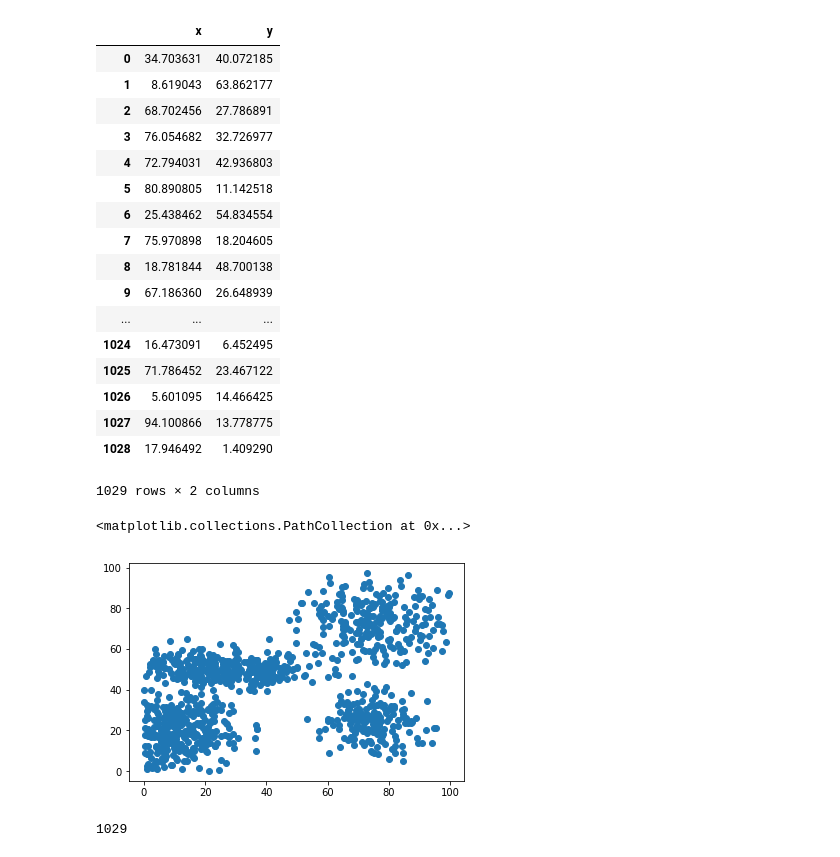
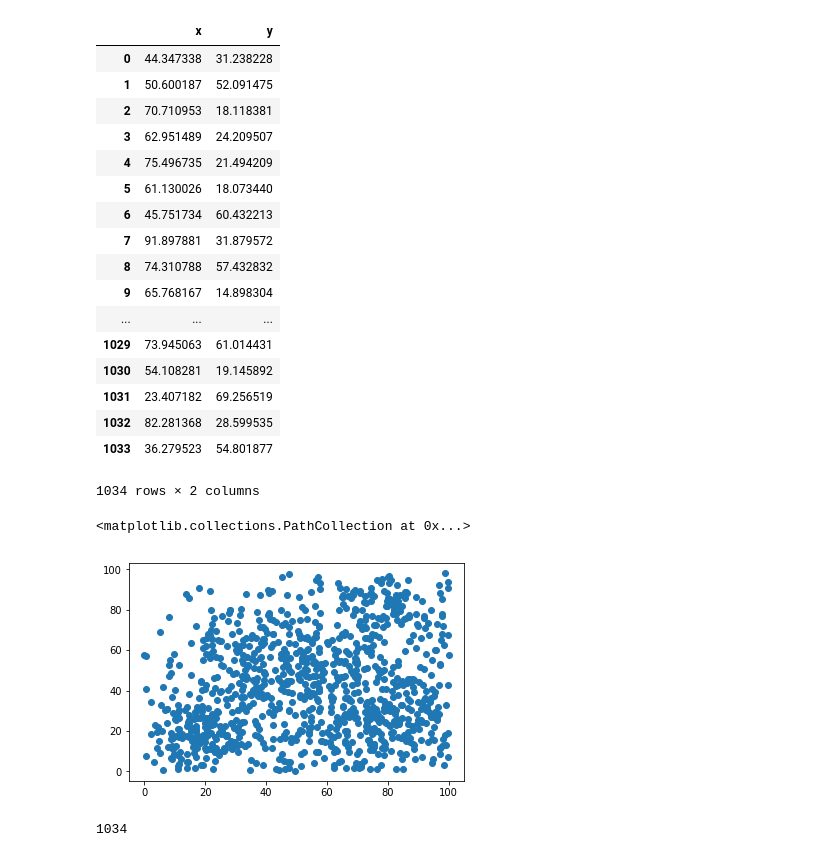
Before and after one commit to charlychiu/DataMining-Clustering, a Jupyter notebook: main.ipynb, the cells around one changed output. Cells and saved outputs as stored; diff of their text form; code cells hidden in the pictures.

```diff
--- a/main.ipynb
+++ b/main.ipynb
@@ -4,33 +4,30 @@ import pandas as pd
 import matplotlib.pyplot as plt
 from sklearn.metrics.pairwise import euclidean_distances
 # %%
-data = pd.read_csv('data/Clustering_test1', names=['x', 'y'], delim_whitespace=True)
+data = pd.read_csv('data/Clustering_test2', names=['x', 'y'], delim_whitespace=True)
 # %%
 data
 # %% [output]
 |  | x | y |
-| 0 | 34.703631 | 40.072185 |
-| 1 | 8.619043 | 63.862177 |
-| 2 | 68.702456 | 27.786891 |
-| 3 | 76.054682 | 32.726977 |
-| 4 | 72.794031 | 42.936803 |
-| 5 | 80.890805 | 11.142518 |
-| 6 | 25.438462 | 54.834554 |
-| 7 | 75.970898 | 18.204605 |
-| 8 | 18.781844 | 48.700138 |
-| 9 | 67.186360 | 26.648939 |
+| 0 | 44.347338 | 31.238228 |
+| 1 | 50.600187 | 52.091475 |
+| 2 | 70.710953 | 18.118381 |
+| 3 | 62.951489 | 24.209507 |
+| 4 | 75.496735 | 21.494209 |
+| 5 | 61.130026 | 18.073440 |
+| 6 | 45.751734 | 60.432213 |
+| 7 | 91.897881 | 31.879572 |
+| 8 | 74.310788 | 57.432832 |
+| 9 | 65.768167 | 14.898304 |
 | ... | ... | ... |
-| 1024 | 16.473091 | 6.452495 |
-| 1025 | 71.786452 | 23.467122 |
-| 1026 | 5.601095 | 14.466425 |
-| 1027 | 94.100866 | 13.778775 |
-| 1028 | 17.946492 | 1.409290 |
+| 1029 | 73.945063 | 61.014431 |
+| 1030 | 54.108281 | 19.145892 |
+| 1031 | 23.407182 | 69.256519 |
+| 1032 | 82.281368 | 28.599535 |
+| 1033 | 36.279523 | 54.801877 |
-1029 rows × 2 columns
+1034 rows × 2 columns
 # %%
-plt.scatter(
-   data['x'],
-   data['y']
-)
+plt.scatter(data['x'], data['y'])
 # %% [output]
 <matplotlib.collections.PathCollection at 0x...>
-[figure, old version]
+[figure, new version]
@@ -43,4 +40,4 @@ dist = euclidean_distances(data)
 # %%
 len(dist)
 # %% [output]
-1029
+1034
```
Also changed, not shown: parts of 15 cells of this notebook, 8 other files.
